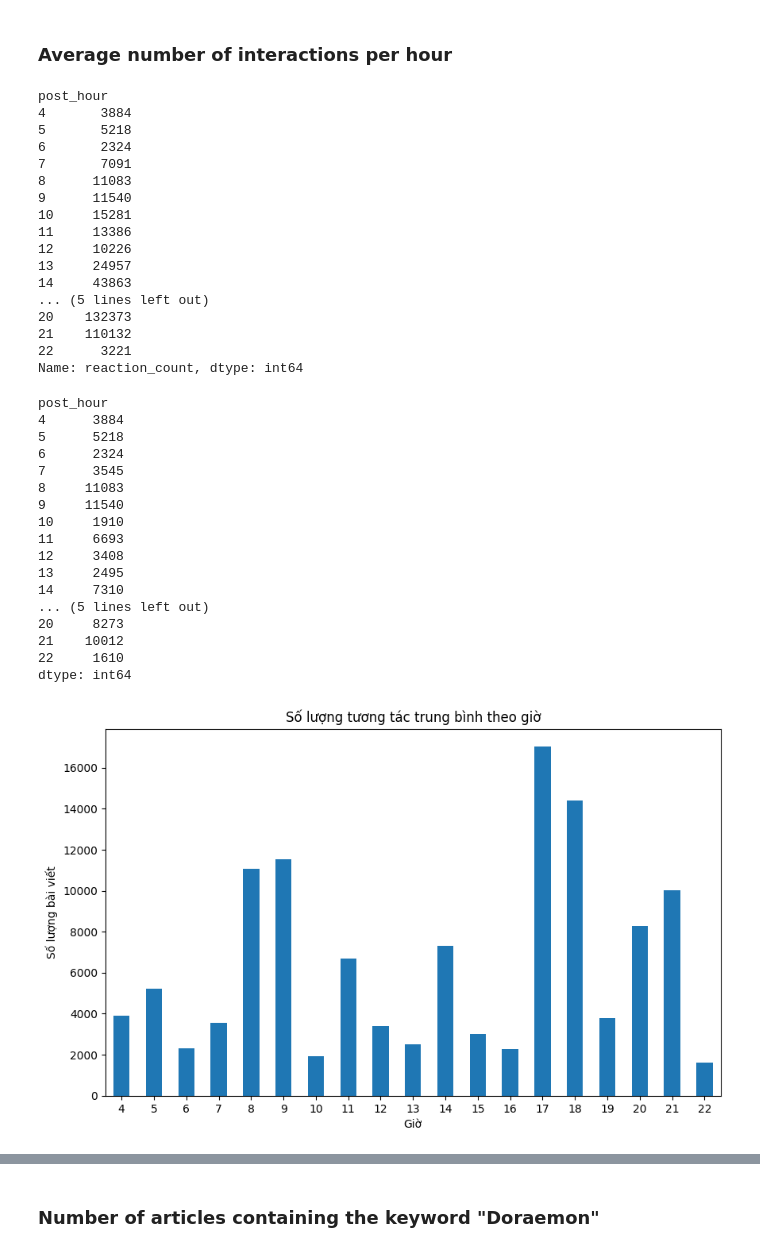
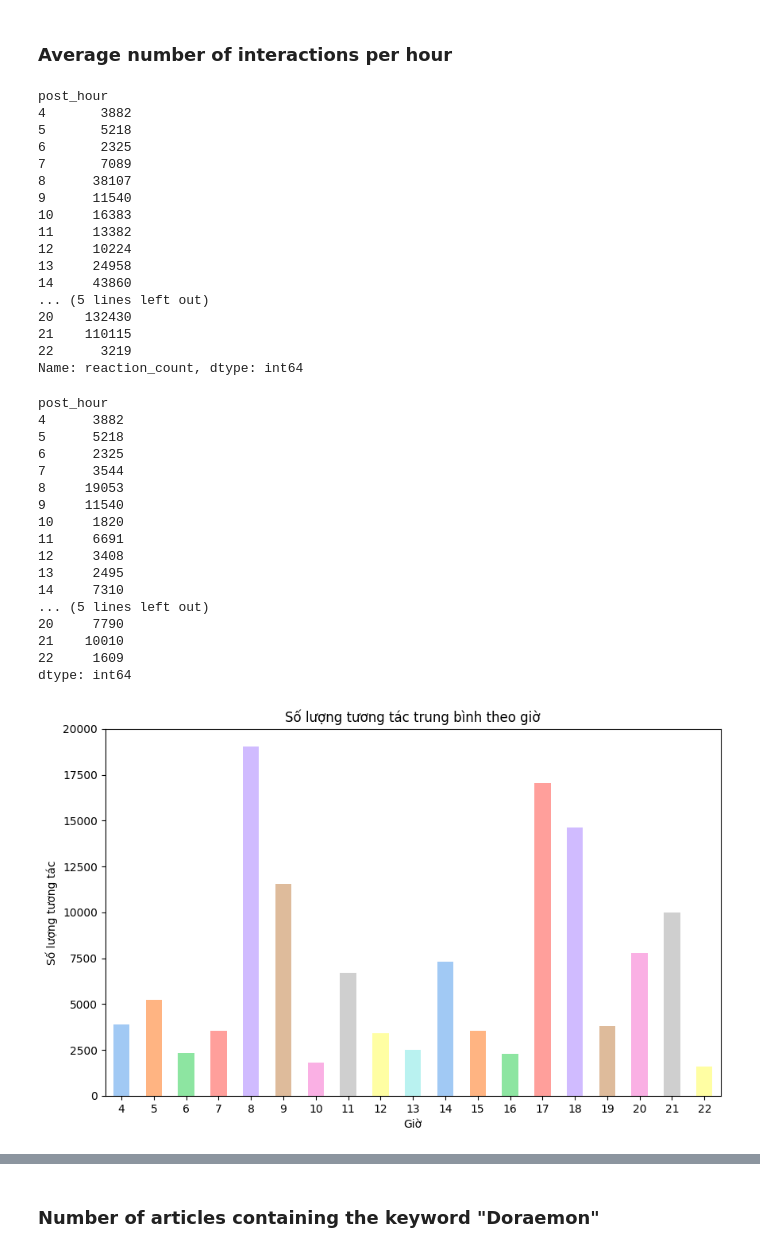
Before and after one commit to quankaka11/BaiTapCuoiKi, a Jupyter notebook: Preprocessing,Statistics and Visualization.ipynb, the cells around one changed output, grey strips where cells are left out. Cells and saved outputs as stored; diff of their text form; code cells hidden in the pictures.

```diff
--- a/Preprocessing,Statistics and Visualization.ipynb
+++ b/Preprocessing,Statistics and Visualization.ipynb
@@ -38,7 +38,7 @@ import matplotlib.pyplot as plt
 import seaborn as sns
 import json
 # %%
-post_df_full = pd.read_csv("C:/FinalProject/DoraemonVN.csv")
+post_df_full = pd.read_excel("C:/FinalProject/DoraemonVietNam.xlsx")
 post_df_full.info()
 # %% [output]
 <class 'pandas.core.frame.DataFrame'>
@@ -573,0 +619,27 @@ post_df_full[post_df_full["comments"] >= 1000][["post_id", "post_text", "time",
+# %%
+day_name_mapping = {
+    'Monday': 'Thứ Hai',
+    'Tuesday': 'Thứ Ba',
+    'Wednesday': 'Thứ Tư',
+    'Thursday': 'Thứ Năm',
+    'Friday': 'Thứ Sáu',
+    'Saturday': 'Thứ Bảy',
+    'Sunday': 'Chủ Nhật'
+}
+
+post_df_full['week_day'] = post_df_full['time'].apply(lambda x: day_name_mapping[x.strftime('%A')])
+
+day_counts = post_df_full['week_day'].value_counts()
+
+colors = cm.Paired(np.arange(len(day_counts)))
+ax = day_counts.plot(kind='bar', color=colors)
+
+for i, v in enumerate(day_counts):
+    ax.text(i, v + 1, str(v), ha='center', va='bottom', fontsize=8)
+
+plt.ylim(0, 30)
+
+plt.title('Số lượng bài viết theo ngày trong tuần')
+plt.xlabel('Ngày trong tuần')
+plt.ylabel('Số lượng bài viết')
+plt.show()
@@ -629,21 +709,21 @@ x_r = post_df_full.groupby("post_hour")["reaction_count"].sum()
 x_r
 # %% [output]
 post_hour
-4       3884
+4       3882
 5       5218
-6       2324
-7       7091
-8      11083
+6       2325
+7       7089
+8      38107
 9      11540
-10     15281
-11     13386
-12     10226
-13     24957
-14     43863
+10     16383
+11     13382
+12     10224
+13     24958
+14     43860
 ... (5 lines left out)
-20    132373
-21    110132
-22      3221
+20    132430
+21    110115
+22      3219
 Name: reaction_count, dtype: int64
 # %%
 #How many interactions does a post get on average?
@@ -651,34 +731,36 @@ x_a = x_r // x_h
 x_a
 # %% [output]
 post_hour
-4      3884
+4      3882
 5      5218
-6      2324
-7      3545
-8     11083
+6      2325
+7      3544
+8     19053
 9     11540
-10     1910
-11     6693
+10     1820
+11     6691
 12     3408
 13     2495
 14     7310
 ... (5 lines left out)
-20     8273
-21    10012
-22     1610
+20     7790
+21    10010
+22     1609
 dtype: int64
 # %%
 
 plt.figure(figsize=(10, 6))
-x_a.plot(kind='bar')
+pastel_palette = sns.color_palette("pastel", n_colors=len(x_a))
+
+x_a.plot(kind='bar',color = pastel_palette)
 plt.title('Số lượng tương tác trung bình theo giờ')
 plt.xlabel('Giờ')
-plt.ylabel('Số lượng bài viết')
+plt.ylabel('Số lượng tương tác')
 plt.xticks(rotation=0)
 
 plt.show()
 # %% [output]
-[figure, old version]
+[figure, new version]
 # %%
 max_hour = x_a.idxmax()
 max_post_count = x_a.max()
```
Also changed, not shown: parts of 56 cells of this notebook, 6 other files.
